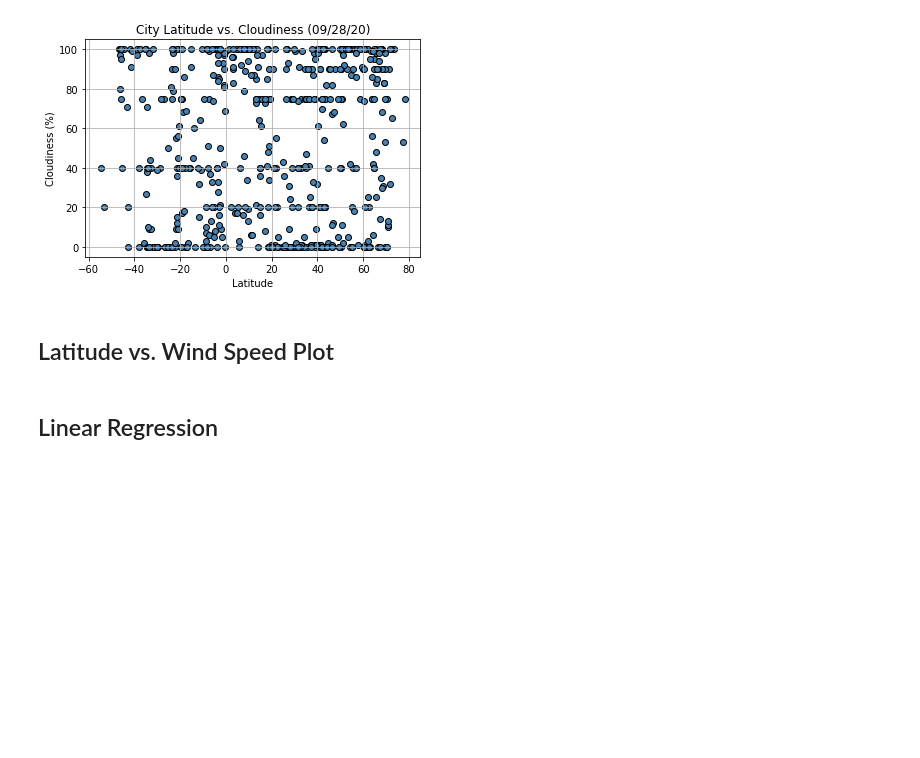
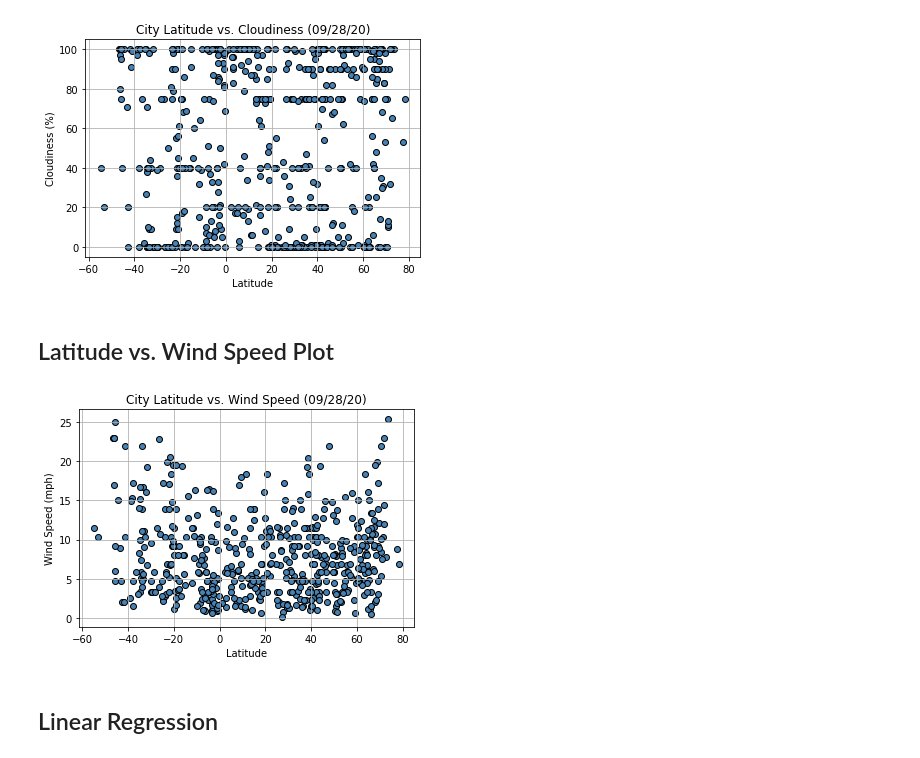
Before and after one commit to arcebri1/API-challenge, a Jupyter notebook: WeatherPy/WeatherPy.ipynb, the cells around one changed output. Saved outputs shown, nothing was run; the diff lists cells and outputs as text; code cells hidden in the pictures; blank space fills up the shorter version.

Commit message:
adding wind speed plot

```diff
--- a/WeatherPy/WeatherPy.ipynb
+++ b/WeatherPy/WeatherPy.ipynb
@@ -261,6 +261,17 @@ plt.savefig("City Lat vs Cloudiness.png")
 [figure]
 # %% [markdown]
 ## Latitude vs. Wind Speed Plot
+# %%
+lati=df['Latitude']
+ws=df['Wind_Speed']
+plt.scatter(lati, ws, edgecolors="black",facecolors="steelblue")
+plt.title('City Latitude vs. Wind Speed (09/28/20)')
+plt.xlabel('Latitude')
+plt.ylabel('Wind Speed (mph)')
+plt.grid()
+plt.savefig("City Lat vs Wind Speed.png")
+# %% [output]
+[figure, added]
 # %% [markdown]
 ## Linear Regression
 # %% [markdown]
```
Also changed, not shown: parts of 1 cell of this notebook.
